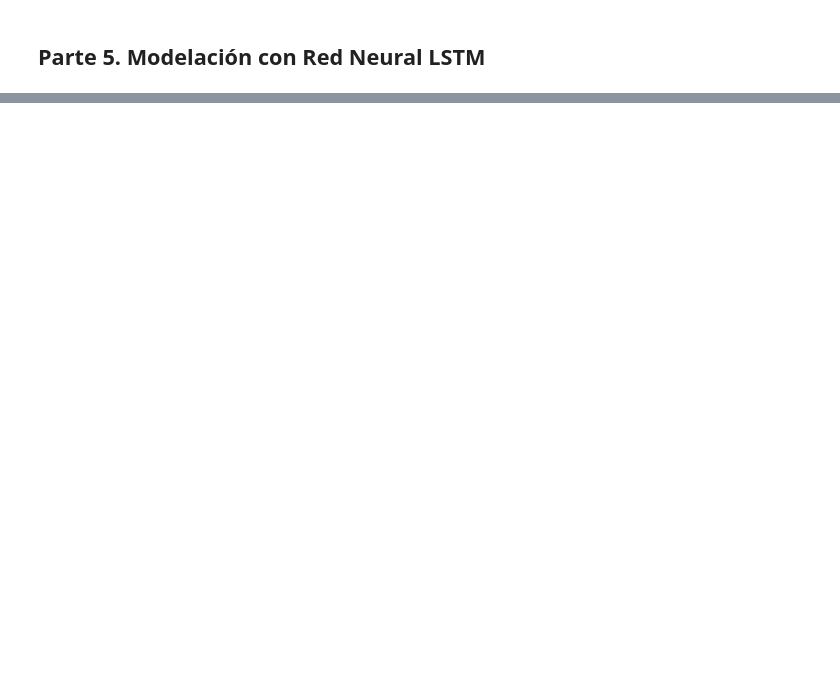
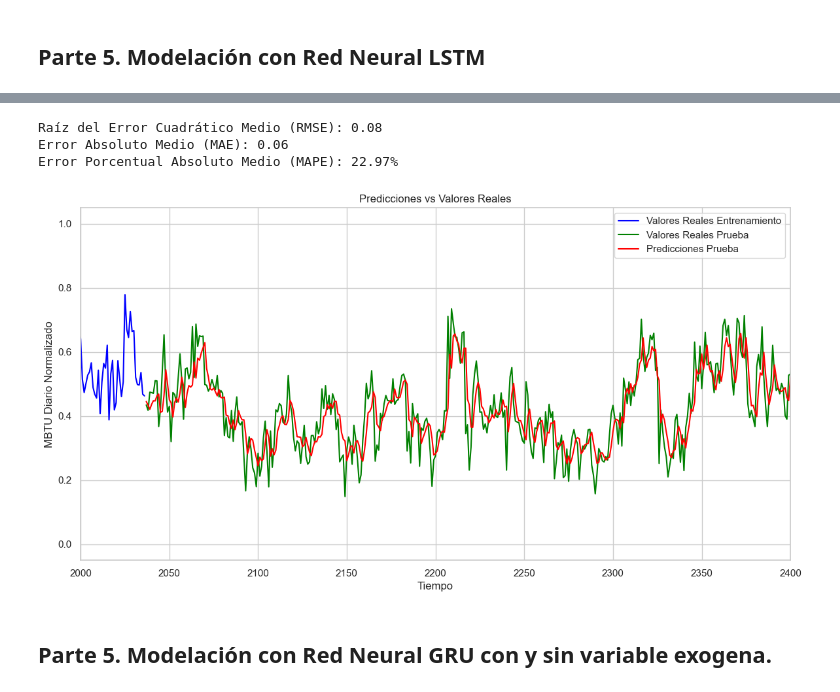
Before and after one commit to Jflorez05/Monografia_Especializacion, a Jupyter notebook: Monografia_Pred_Consumo_Gas_v2Colab.ipynb, the cells around one changed output, grey strips where cells are left out. Cells and saved outputs as stored; diff of their text form; code cells hidden in the pictures; blank space fills up the shorter version.

```diff
--- a/Monografia_Pred_Consumo_Gas_v2Colab.ipynb
+++ b/Monografia_Pred_Consumo_Gas_v2Colab.ipynb
@@ -661,15 +636,20 @@ def normalize_and_split_LSTM(df, feature_col, exog_col, train_size_ratio=0.8):
     """
     # Normalizar la variable de interés
     scaler_consumo = MinMaxScaler(feature_range=(0, 1))
-    df[feature_col] = scaler_consumo.fit_transform(df[[feature_col]])
+    df_consumos_scaler = scaler_consumo.fit_transform(df[[feature_col]])
 
     # Normalizar la variable exógena
     scaler_exog = MinMaxScaler(feature_range=(0, 1))
-    df[exog_col] = scaler_exog.fit_transform(df[[exog_col]])
+    df_consumos_scaler_precios = scaler_exog.fit_transform(df[[exog_col]])
 
-    df_selected = df[[feature_col, exog_col]]  # Extraer solo las columnas deseadas
+    # Convertir los arrays escalados a DataFrame
+    df_consumos_scaler = pd.DataFrame(df_consumos_scaler, columns=[feature_col])
+    df_consumos_scaler_precios = pd.DataFrame(df_consumos_scaler_precios, columns=[exog_col])
 
+    # Combinar los DataFrames normalizados
+    df_selected = pd.concat([df_consumos_scaler, df_consumos_scaler_precios], axis=1)
     # Dividir el DataFrame en conjuntos de entrenamiento y prueba
+
     train_size = int(len(df_selected) * train_size_ratio)
     train, test = df_selected[:train_size], df_selected[train_size:]
 
@@ -917,21 +989,49 @@ X_train
 # %%
-mse = np.mean((test_predict - y_test_inv) ** 2)
-rmse = np.sqrt(mse)
-mae = np.mean(np.abs(test_predict - y_test_inv))
-mape = np.mean(np.abs((test_predict - y_test_inv) / y_test_inv)) * 100
+rmse = np.sqrt(np.mean((test_predict.flatten() - y_test.flatten()) ** 2))
+mae = np.mean(np.abs(test_predict.flatten() - y_test.flatten()))
+mape = np.mean(np.abs((test_predict.flatten() - y_test.flatten()) / y_test.flatten())) * 100
 
-print(f'Error Cuadrático Medio (MSE): {mse:.2f}')
 print(f'Raíz del Error Cuadrático Medio (RMSE): {rmse:.2f}')
 print(f'Error Absoluto Medio (MAE): {mae:.2f}')
 print(f'Error Porcentual Absoluto Medio (MAPE): {mape:.2f}%')
 
-# Graficar resultados
-plt.figure(figsize=(12, 6))
-plt.plot(df_consumos_precios['MBTU_daily'], label='Datos Reales', color='blue')
-#plt.plot(np.arange(time_step, time_step + len(train_predict)), train_predict, label='Predicciones de Entrenamiento', color='green')
-plt.plot(np.arange(time_step + len(train_predict), len(df_consumos_precios) - 1), test_predict, label='Predicciones de Prueba', color='red')
-plt.title('Predicciones LSTM vs. Datos Reales')
-plt.xlabel('Fecha')
-plt.ylabel('Consumo')
+# Crear un rango de tiempo para las gráficas
+train_len = len(y_train)
+test_len = len(y_test)
+total_len = train_len + test_len
+
+# Crear un array de tiempo
+time = np.arange(total_len)
+
+# Crear un array para los valores originales
+values = np.concatenate((y_train, y_test), axis=0)
+
+# Gráfico
+plt.figure(figsize=(14, 7))
+
+# Graficar los datos reales
+plt.plot(time[:train_len], y_train, label='Valores Reales Entrenamiento', color='blue')
+plt.plot(time[train_len:], y_test, label='Valores Reales Prueba', color='green')
+
+# Graficar las predicciones
+#plt.plot(time[:train_len], train_predict_inv, label='Predicciones Entrenamiento', color='orange')
+plt.plot(time[train_len:], test_predict, label='Predicciones Prueba', color='red')
+
+# Configuración del gráfico
+plt.title('Predicciones vs Valores Reales')
+plt.xlabel('Tiempo')
+plt.ylabel('MBTU Diario Normalizado')
 plt.legend()
+
+# Establecer límites de los ejes
+plt.xlim(2000, 2400)  # Ajusta el rango del eje X
+#plt.ylim(lower_limit, upper_limit)  # Ajusta el rango del eje Y
+
 plt.show()
+# %% [output]
+Raíz del Error Cuadrático Medio (RMSE): 0.08
+Error Absoluto Medio (MAE): 0.06
+Error Porcentual Absoluto Medio (MAPE): 22.97%
+[figure, added]
+# %% [markdown]
+## **Parte 5.** Modelación con Red Neural GRU con y sin variable exogena.
```
Also changed, not shown: parts of 40 cells of this notebook.
